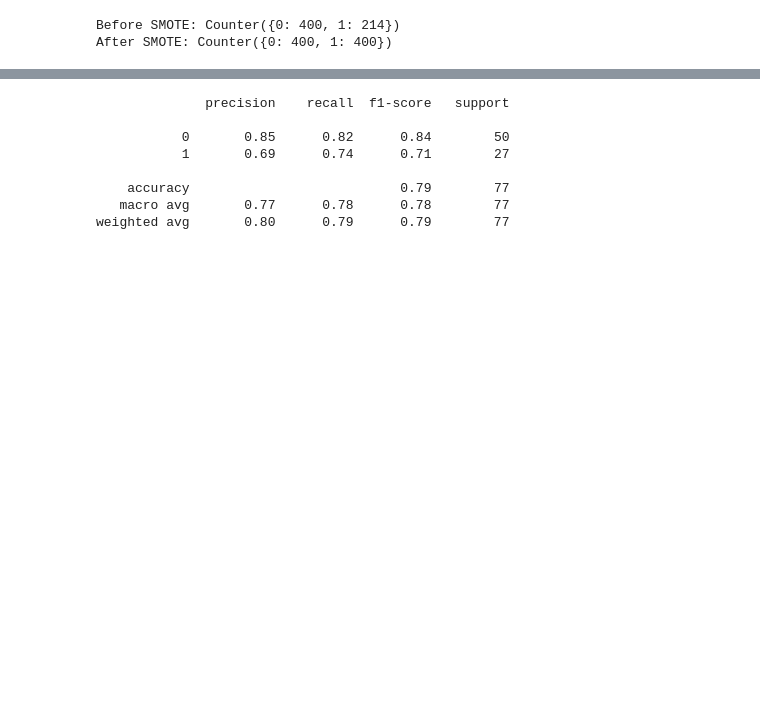
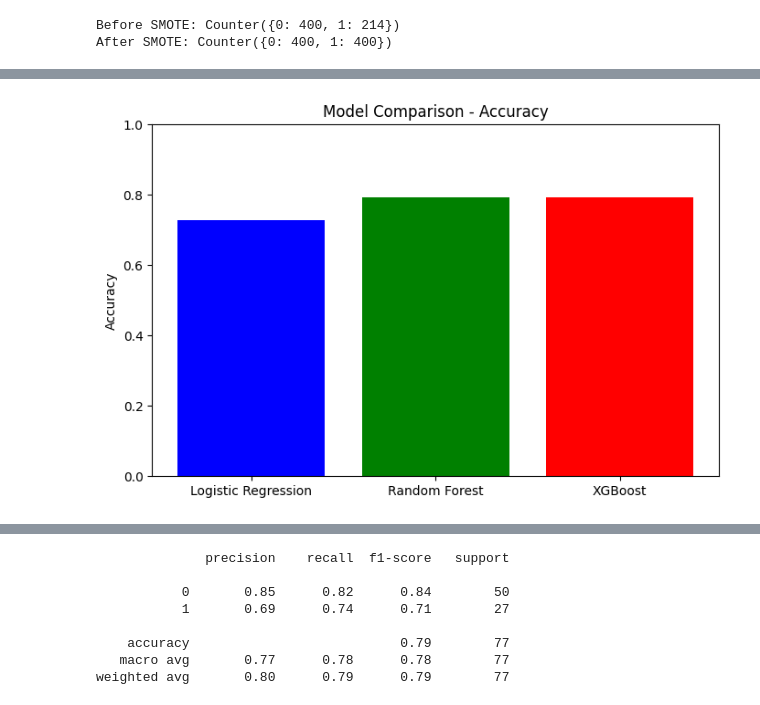
Before and after one commit to abdallh249/ml_Diabetes, a Jupyter notebook: Untitled-1.ipynb, the cells around one changed output, grey strips where cells are left out. Drawn from its saved outputs; the diff is of its cells as text; code cells hidden in the pictures; blank space fills up the shorter version.

```diff
--- a/Untitled-1.ipynb
+++ b/Untitled-1.ipynb
@@ -87,0 +112,14 @@ XGBClassifier(base_score=None, booster=None, callbacks=None,
+# %%
+# Evaluate models
+
+from sklearn.metrics import classification_report, accuracy_score
+
+for name, model in models.items():
+    print("=" * 40)
+    print(f"Model: {name}")
+
+    model.fit(X_train, y_train)
+    y_pred = model.predict(X_test)
+
+    print("Accuracy:", accuracy_score(y_test, y_pred))
+    print(classification_report(y_test, y_pred))
@@ -87,0 +144,22 @@ XGBClassifier(base_score=None, booster=None, callbacks=None,
+# %%
+import matplotlib.pyplot as plt
+from sklearn.metrics import accuracy_score
+
+accuracies = []
+
+model_names = list(models.keys())
+
+for name, model in models.items():
+    model.fit(X_train, y_train)
+    y_pred = model.predict(X_test)
+    acc = accuracy_score(y_test, y_pred)
+    accuracies.append(acc)
+
+plt.figure(figsize=(8,5))
+plt.bar(model_names, accuracies, color=["blue", "green", "red"])
+plt.ylabel("Accuracy")
+plt.title("Model Comparison - Accuracy")
+plt.ylim(0,1)
+plt.show()
+# %% [output]
+[figure, added]
```
Also changed, not shown: parts of 11 cells of this notebook.
